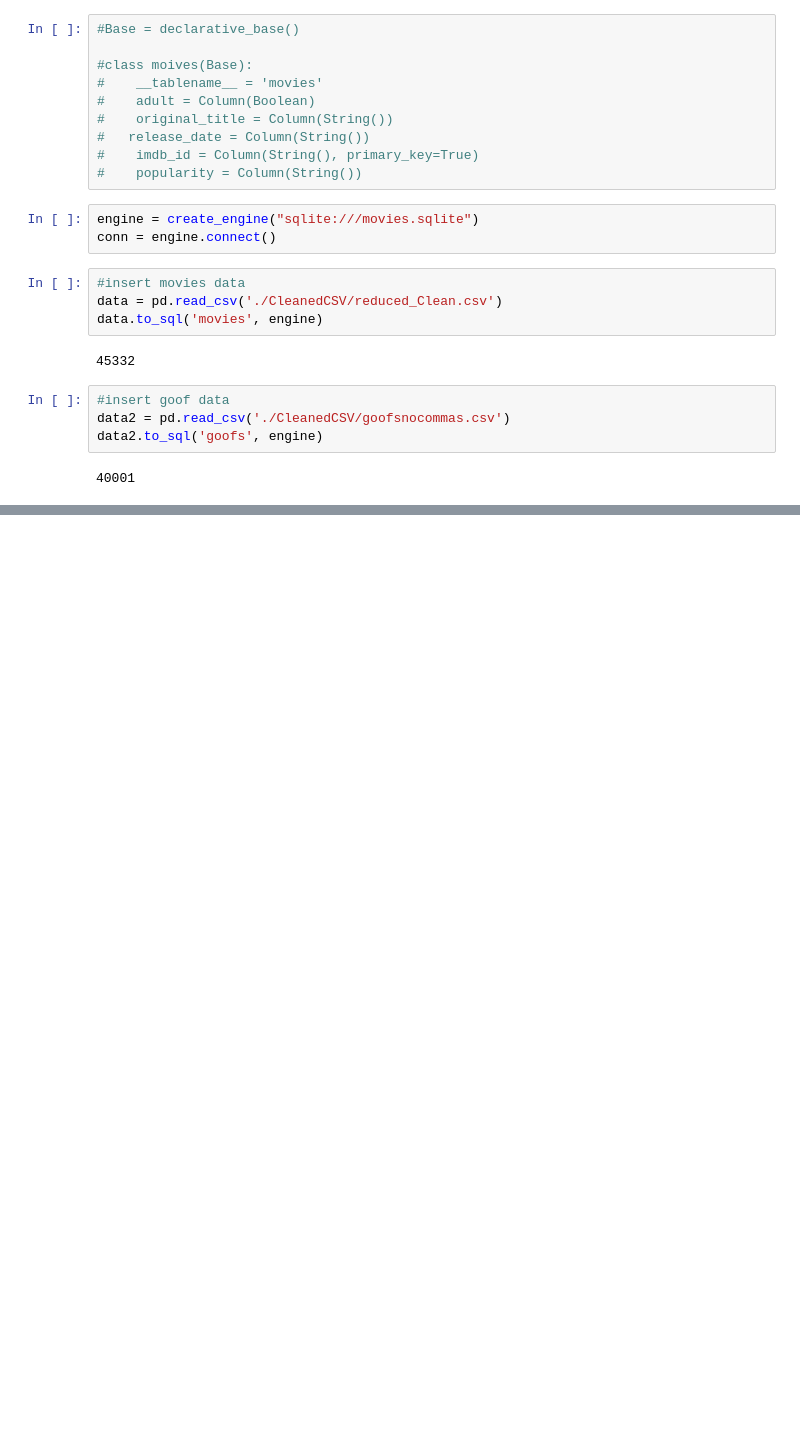
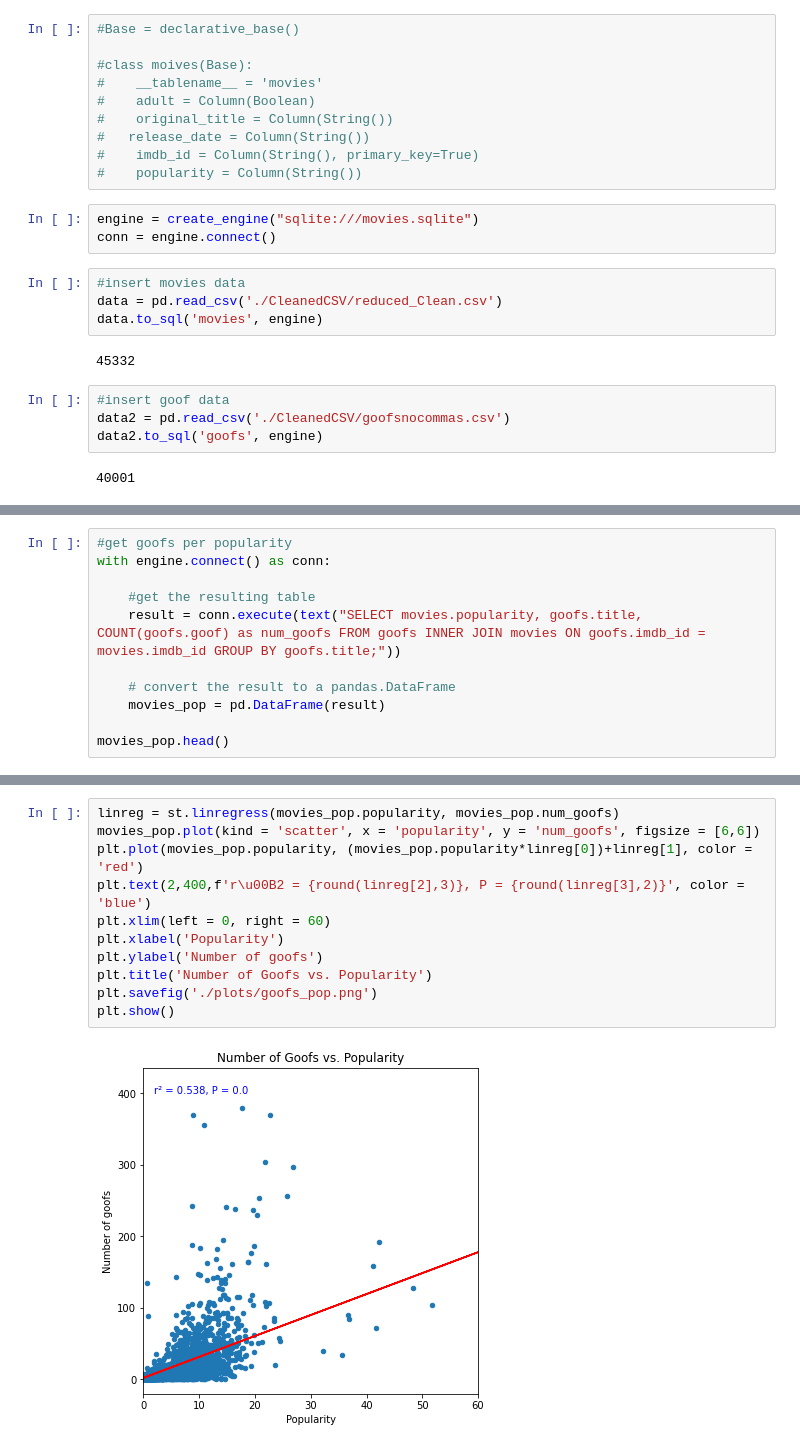
Before and after one commit to ymichael14/Movie-Goofs-Database, a Jupyter notebook: sql_database.ipynb, the cells around one changed output, grey strips where cells are left out. Cells and saved outputs as stored; diff of their text form; blank space fills up the shorter version.

```diff
--- a/sql_database.ipynb
+++ b/sql_database.ipynb
@@ -62,0 +87,11 @@ tt0252133
+# %%
+#get goofs per popularity
+with engine.connect() as conn:
+
+    #get the resulting table
+    result = conn.execute(text("SELECT movies.popularity, goofs.title, COUNT(goofs.goof) as num_goofs FROM goofs INNER JOIN movies ON goofs.imdb_id = movies.imdb_id GROUP BY goofs.title;"))
+
+    # convert the result to a pandas.DataFrame
+    movies_pop = pd.DataFrame(result)
+
+movies_pop.head()
@@ -62,0 +105,13 @@ tt0252133
+# %%
+linreg = st.linregress(movies_pop.popularity, movies_pop.num_goofs)
+movies_pop.plot(kind = 'scatter', x = 'popularity', y = 'num_goofs', figsize = [6,6])
+plt.plot(movies_pop.popularity, (movies_pop.popularity*linreg[0])+linreg[1], color = 'red')
+plt.text(2,400,f'r\u00B2 = {round(linreg[2],3)}, P = {round(linreg[3],2)}', color = 'blue')
+plt.xlim(left = 0, right = 60)
+plt.xlabel('Popularity')
+plt.ylabel('Number of goofs')
+plt.title('Number of Goofs vs. Popularity')
+plt.savefig('./plots/goofs_pop.png')
+plt.show()
+# %% [output]
+[figure, added]
```
Also changed, not shown: parts of 7 cells of this notebook, 3 other files.
